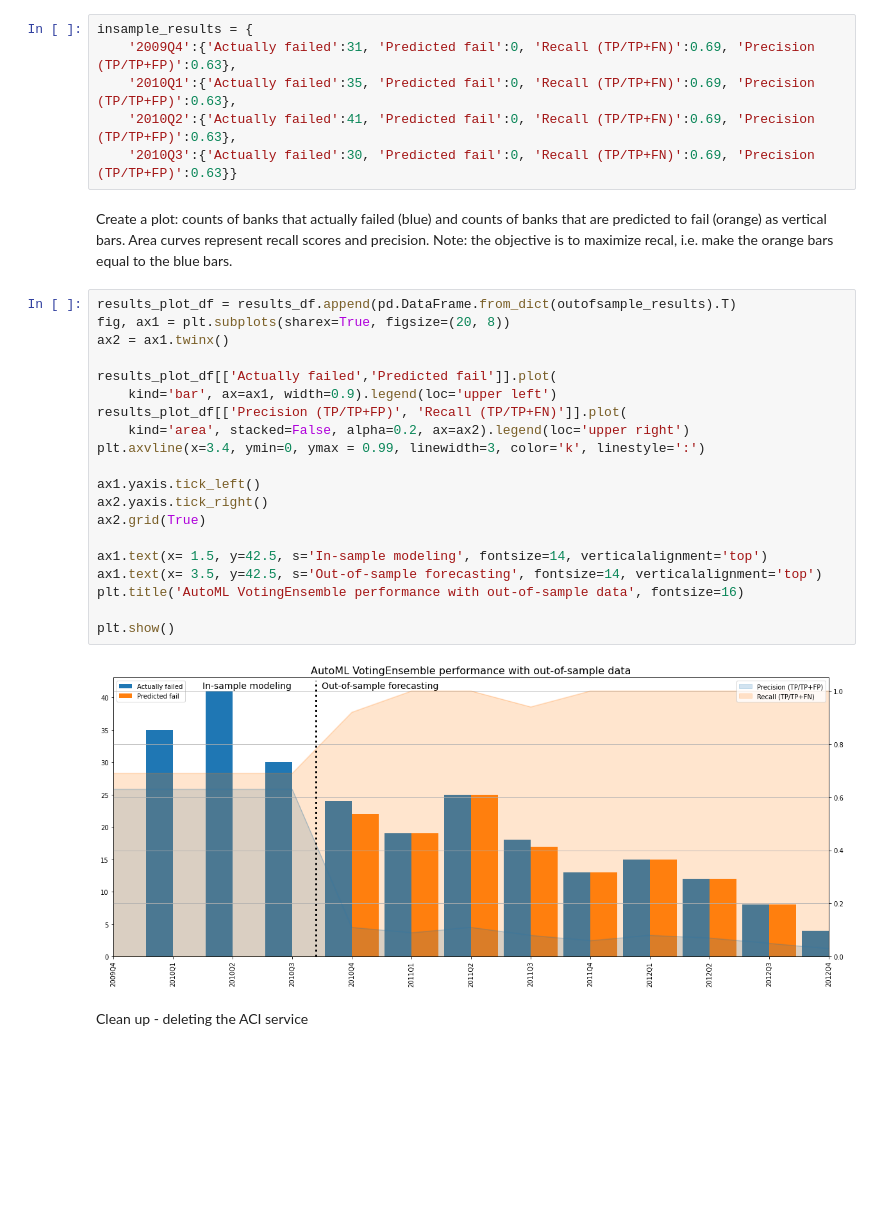
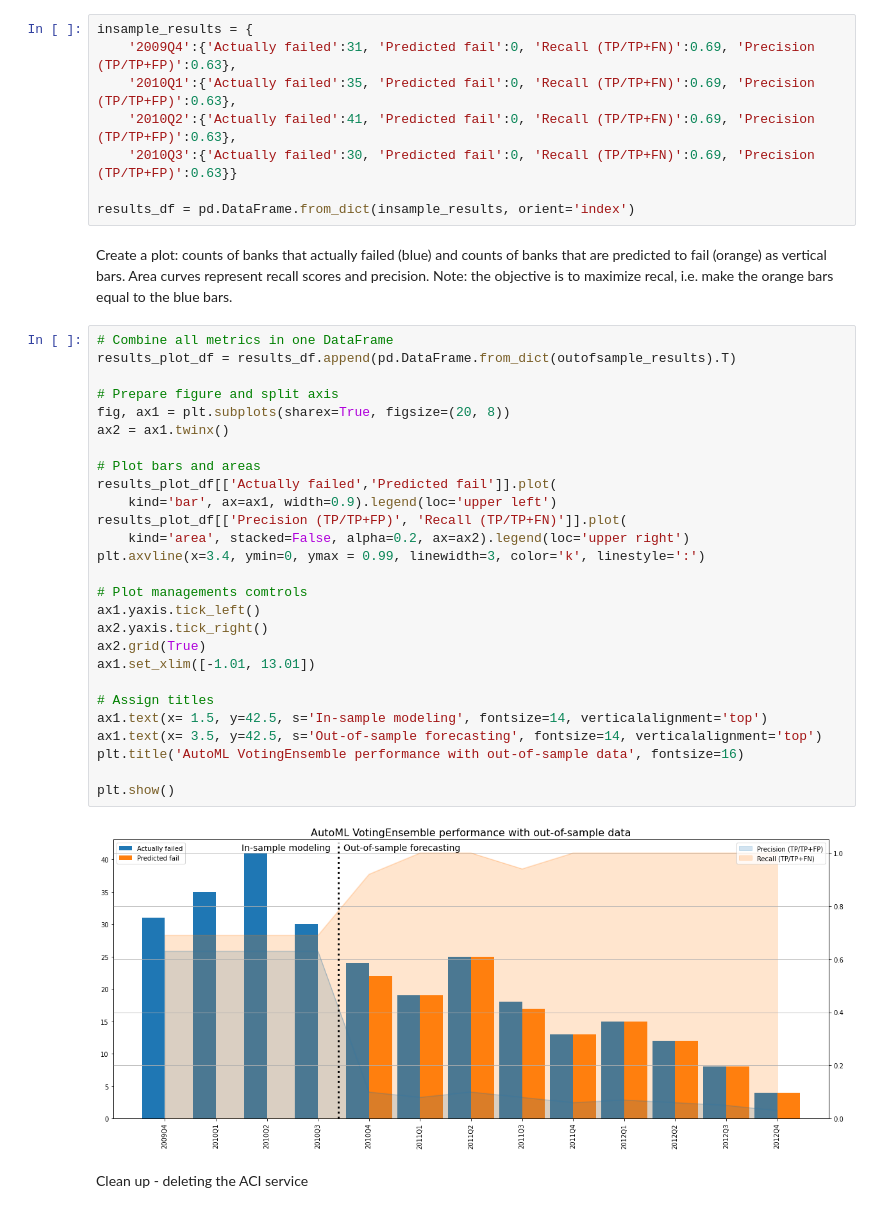
Before and after one commit to allaccountstaken/improving-risk-profile-classification, a Jupyter notebook: automl.ipynb, the cells around one changed output. Cells and saved outputs as stored; diff of their text form; blank space fills up the shorter version.

```diff
--- a/automl.ipynb
+++ b/automl.ipynb
@@ -443,30 +463,39 @@ insample_results = {
     '2010Q1':{'Actually failed':35, 'Predicted fail':0, 'Recall (TP/TP+FN)':0.69, 'Precision (TP/TP+FP)':0.63},
     '2010Q2':{'Actually failed':41, 'Predicted fail':0, 'Recall (TP/TP+FN)':0.69, 'Precision (TP/TP+FP)':0.63},
     '2010Q3':{'Actually failed':30, 'Predicted fail':0, 'Recall (TP/TP+FN)':0.69, 'Precision (TP/TP+FP)':0.63}}
+
+results_df = pd.DataFrame.from_dict(insample_results, orient='index')
 # %% [markdown]
 Create a plot: counts of banks that actually failed (blue) and counts of banks that are predicted to fail (orange) as vertical bars. Area curves represent recall scores and precision. Note: the objective is to maximize recal, i.e. make the orange bars equal to the blue bars.
 # %%
+# Combine all metrics in one DataFrame
 results_plot_df = results_df.append(pd.DataFrame.from_dict(outofsample_results).T)
+
+# Prepare figure and split axis
 fig, ax1 = plt.subplots(sharex=True, figsize=(20, 8))
 ax2 = ax1.twinx()
 
+# Plot bars and areas
 results_plot_df[['Actually failed','Predicted fail']].plot(
     kind='bar', ax=ax1, width=0.9).legend(loc='upper left')
 results_plot_df[['Precision (TP/TP+FP)', 'Recall (TP/TP+FN)']].plot(
     kind='area', stacked=False, alpha=0.2, ax=ax2).legend(loc='upper right')
 plt.axvline(x=3.4, ymin=0, ymax = 0.99, linewidth=3, color='k', linestyle=':')
 
+# Plot managements comtrols
 ax1.yaxis.tick_left()
 ax2.yaxis.tick_right()
 ax2.grid(True)
+ax1.set_xlim([-1.01, 13.01])
 
+# Assign titles
 ax1.text(x= 1.5, y=42.5, s='In-sample modeling', fontsize=14, verticalalignment='top')
 ax1.text(x= 3.5, y=42.5, s='Out-of-sample forecasting', fontsize=14, verticalalignment='top')
 plt.title('AutoML VotingEnsemble performance with out-of-sample data', fontsize=16)
 
 plt.show()
 # %% [output]
-[figure, old version]
+[figure, new version]
 # %% [markdown]
 Clean up - deleting the ACI service
 # %%
```
Also changed, not shown: parts of 34 cells of this notebook, 20 other files.
